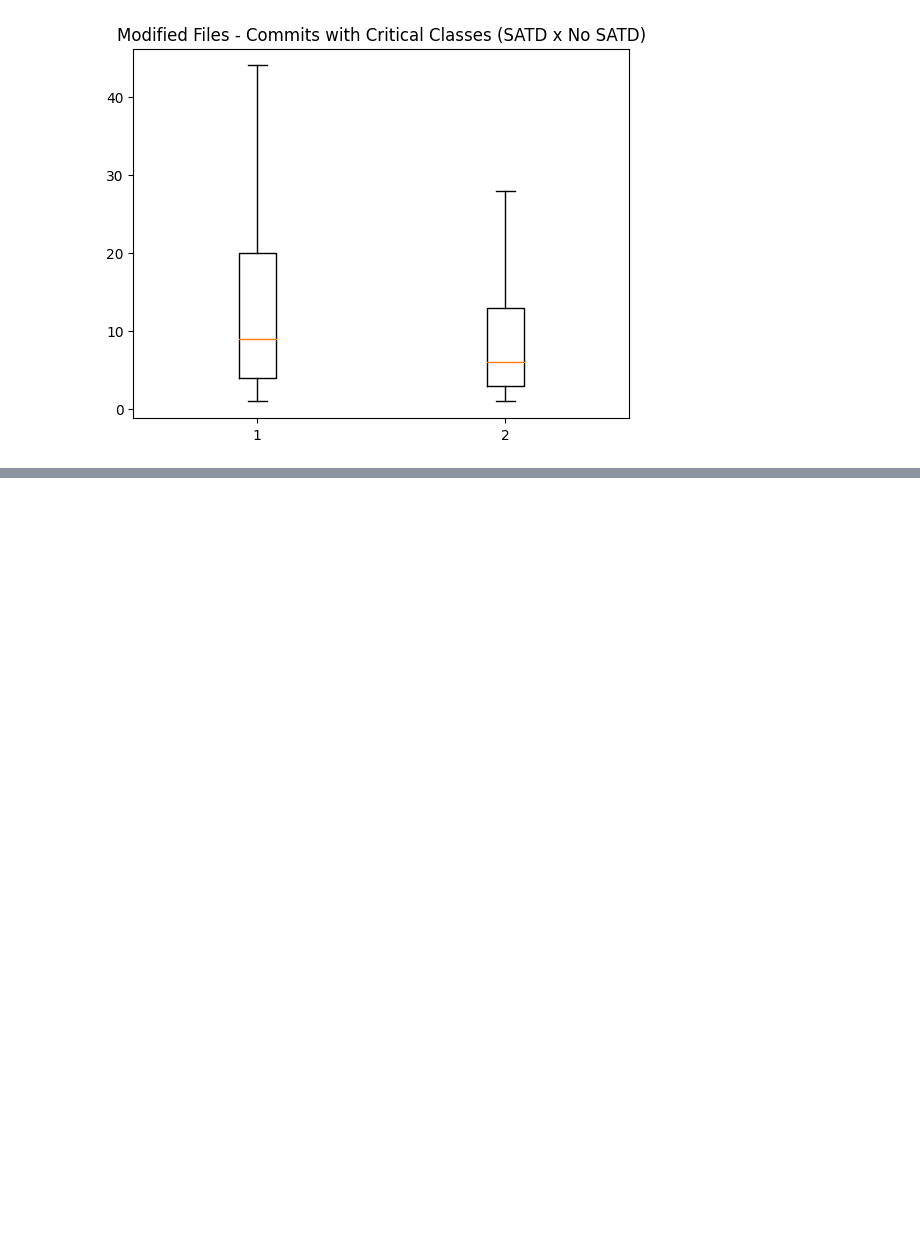
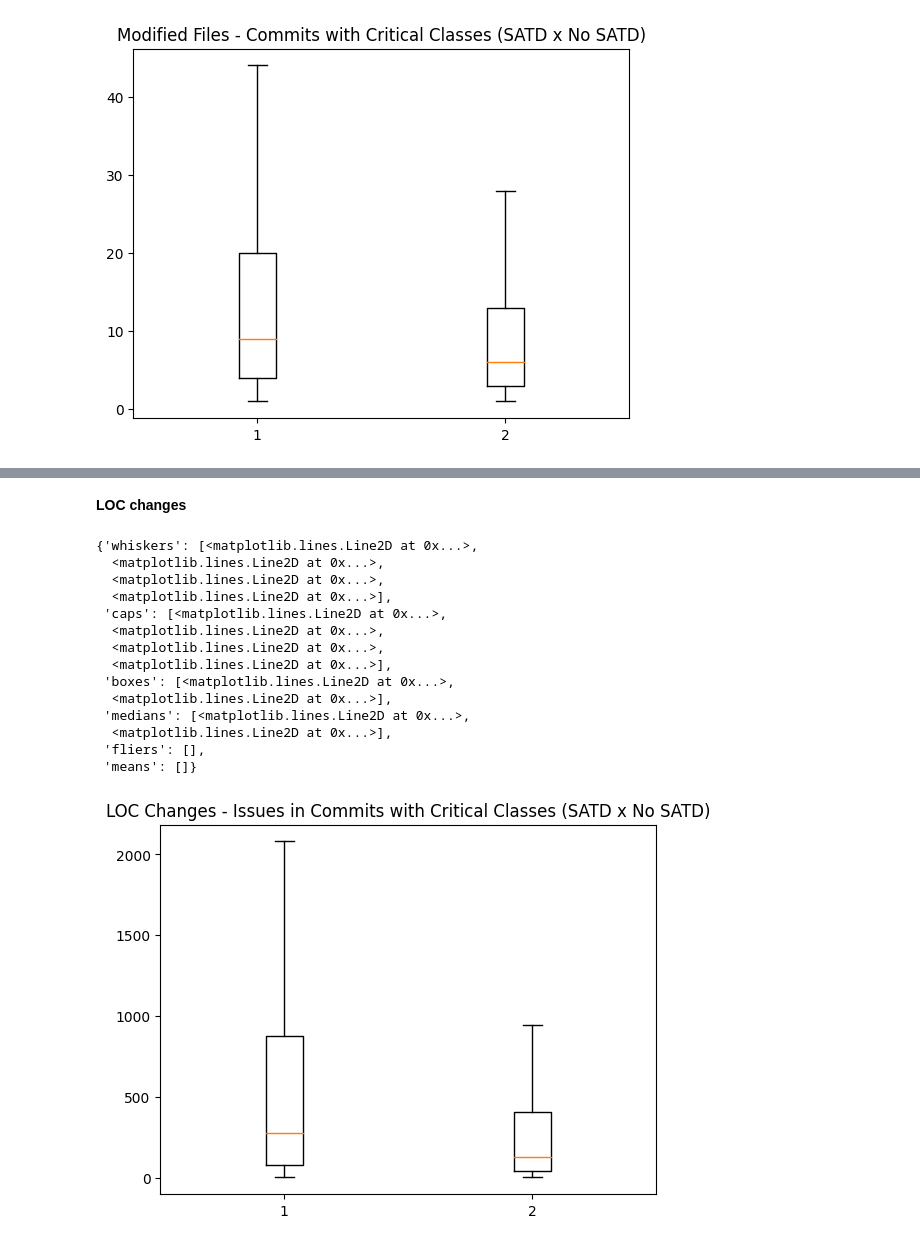
Before and after one commit to armandossrecife/my_validation3, a Jupyter notebook: my_analysis_cassandra.ipynb, the cells around one changed output, grey strips where cells are left out. Cells and saved outputs as stored; diff of their text form; code cells hidden in the pictures; blank space fills up the shorter version.

```diff
--- a/my_analysis_cassandra.ipynb
+++ b/my_analysis_cassandra.ipynb
@@ -955,0 +974,7 @@ Gera arquivo .csv cassandra_issues_in_commits_arquivos_criticos
+# %%
+list_commits_with_critical_classes_with_issues = []
+for commit in dict_issues_in_commits.keys():
+  if commit not in list_commits_with_critical_classes_with_issues:
+    list_commits_with_critical_classes_with_issues.append(commit)
+
+print(len(list_commits_with_critical_classes_with_issues), list_commits_with_critical_classes_with_issues)
@@ -1472,0 +1504,3 @@ ax1.boxplot(x=data_commits_cc_files, showfliers=False)
+# %%
+df_issues_in_commits_with_critical_classes_with_satd = df_commits_with_critical_classes_with_satd[df_commits_with_critical_classes_with_satd.commit.isin(list_commits_with_critical_classes_with_issues)]
+df_issues_in_commits_with_critical_classes_with_satd
@@ -1472,0 +1533,3 @@ ax1.boxplot(x=data_commits_cc_files, showfliers=False)
+# %%
+df_issues_in_commits_with_critical_classes_no_satd = df_commits_with_critical_classes_no_satd[df_commits_with_critical_classes_no_satd.commits.isin(list_commits_with_critical_classes_with_issues)]
+df_issues_in_commits_with_critical_classes_no_satd
@@ -1472,0 +1562,23 @@ ax1.boxplot(x=data_commits_cc_files, showfliers=False)
+# %% [markdown]
+**LOC changes**
+# %%
+data_issues_commits_cc_lines = df_issues_in_commits_with_critical_classes_with_satd.lines, df_issues_in_commits_with_critical_classes_no_satd.lines
+fig1, ax1 = pyplot.subplots()
+ax1.set_title('LOC Changes - Issues in Commits with Critical Classes (SATD x No SATD)')
+ax1.boxplot(x=data_issues_commits_cc_lines, showfliers=False)
+# %% [output]
+{'whiskers': [<matplotlib.lines.Line2D at 0x...>,
+  <matplotlib.lines.Line2D at 0x...>,
+  <matplotlib.lines.Line2D at 0x...>,
+  <matplotlib.lines.Line2D at 0x...>],
+ 'caps': [<matplotlib.lines.Line2D at 0x...>,
+  <matplotlib.lines.Line2D at 0x...>,
+  <matplotlib.lines.Line2D at 0x...>,
+  <matplotlib.lines.Line2D at 0x...>],
+ 'boxes': [<matplotlib.lines.Line2D at 0x...>,
+  <matplotlib.lines.Line2D at 0x...>],
+ 'medians': [<matplotlib.lines.Line2D at 0x...>,
+  <matplotlib.lines.Line2D at 0x...>],
+ 'fliers': [],
+ 'means': []}
+[figure, added]
```
Also changed, not shown: parts of 13 cells of this notebook.
